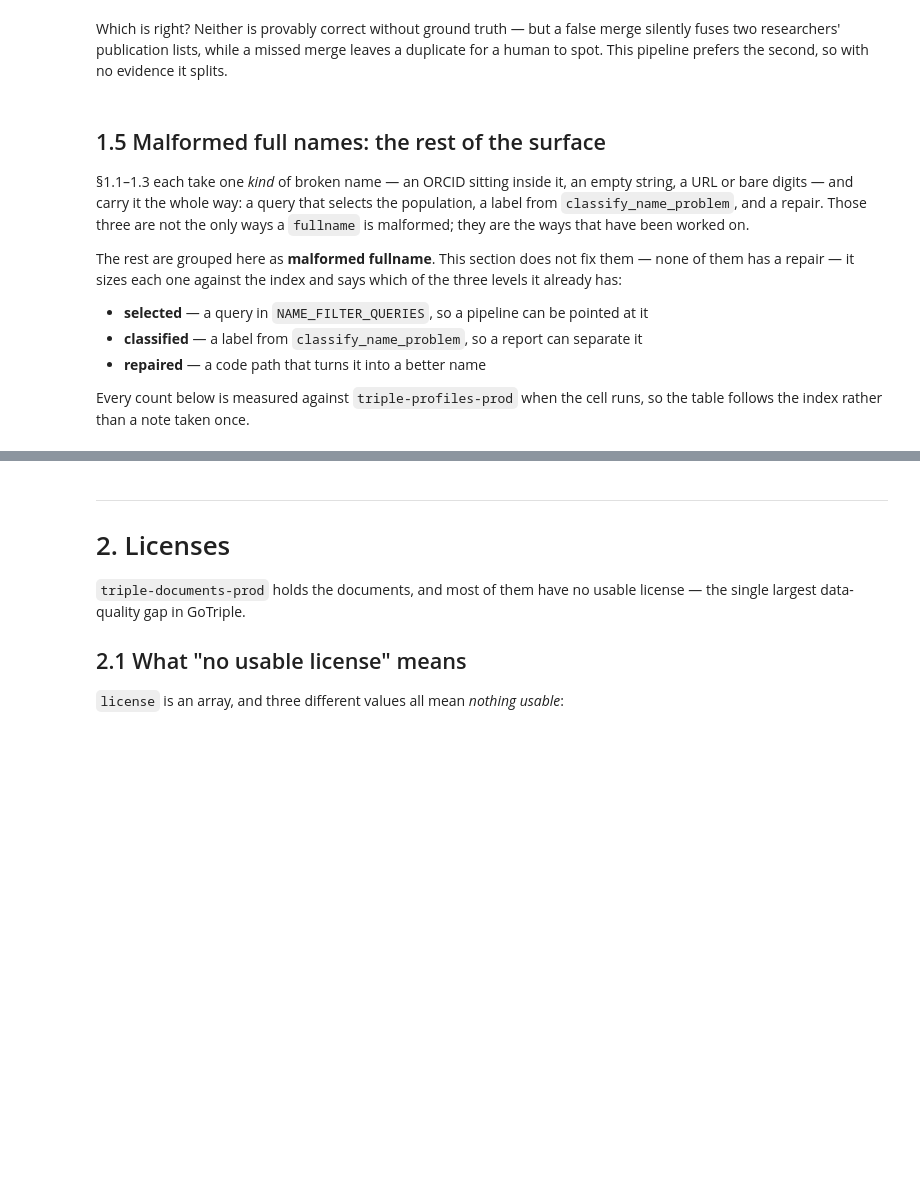
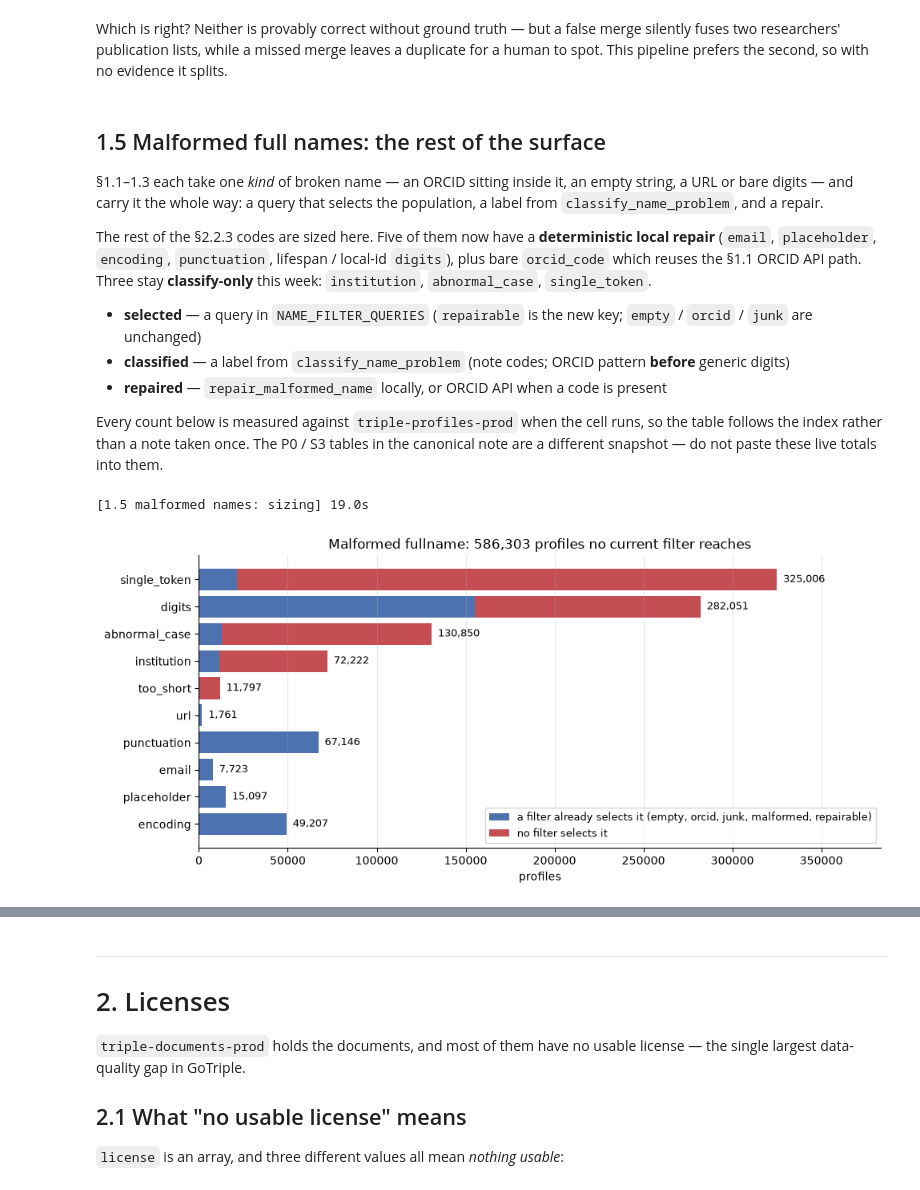
Before and after one commit to e-sdf/lumen-metadata-t43, a Jupyter notebook: main.ipynb, the cells around one changed output, grey strips where cells are left out. Drawn from its saved outputs; the diff is of its cells as text; code cells hidden in the pictures; blank space fills up the shorter version.

```diff
--- a/main.ipynb
+++ b/main.ipynb
@@ -1101,23 +1148,26 @@ with no evidence it splits.
 
 §1.1–1.3 each take one *kind* of broken name — an ORCID sitting inside it, an empty
 string, a URL or bare digits — and carry it the whole way: a query that selects the
-population, a label from `classify_name_problem`, and a repair. Those three are not the
-only ways a `fullname` is malformed; they are the ways that have been worked on.
+population, a label from `classify_name_problem`, and a repair.
 
-The rest are grouped here as **malformed fullname**. This section does not fix them —
-none of them has a repair — it sizes each one against the index and says which of the
-three levels it already has:
+The rest of the §2.2.3 codes are sized here. Five of them now have a **deterministic
+local repair** (`email`, `placeholder`, `encoding`, `punctuation`, lifespan / local-id
+`digits`), plus bare `orcid_code` which reuses the §1.1 ORCID API path. Three stay
+**classify-only** this week: `institution`, `abnormal_case`, `single_token`.
 
-* **selected** — a query in `NAME_FILTER_QUERIES`, so a pipeline can be pointed at it
-* **classified** — a label from `classify_name_problem`, so a report can separate it
-* **repaired** — a code path that turns it into a better name
+* **selected** — a query in `NAME_FILTER_QUERIES` (`repairable` is the new key; `empty` /
+  `orcid` / `junk` are unchanged)
+* **classified** — a label from `classify_name_problem` (note codes; ORCID pattern
+  **before** generic digits)
+* **repaired** — `repair_malformed_name` locally, or ORCID API when a code is present
 
 Every count below is measured against `triple-profiles-prod` when the cell runs, so the
-table follows the index rather than a note taken once.
+table follows the index rather than a note taken once. The P0 / S3 tables in the
+canonical note are a different snapshot — do not paste these live totals into them.
 # %%
 from src.es_helpers import es_search
 from src.functions_name import (PROFILES_INDEX, MALFORMED_NAME_QUERY, NAME_FILTER_QUERIES,
-                                classify_name_problem)
+                                classify_name_problem, REPAIRABLE_NAME_QUERY)
 
 # A non-breaking space has to be written as an escape: typed as a literal it is
 # indistinguishable from a plain space, and ".* .*" then matches 23.5M names
@@ -1181,20 +1231,21 @@ def profiles_matching(query):
 
 
 with timed("1.5 malformed names: sizing"):
+    already = any_of(MALFORMED_NAME_QUERY, REPAIRABLE_NAME_QUERY)
     surveyed = []
     for code, label, probe, example in MALFORMED_KINDS:
         total = profiles_matching(probe)
-        # What the four existing filters would not hand to any repair pipeline.
-        missed = profiles_matching(excluding(probe, MALFORMED_NAME_QUERY))
+        # What empty / orcid / junk / repairable would not hand to any repair pipeline.
+        missed = profiles_matching(excluding(probe, already))
         surveyed.append({"code": code, "label": label, "example": example,
                          "profiles": total, "missed": missed,
                          "verdict": classify_name_problem(example)})
     surveyed.sort(key=lambda row: -row["missed"])
 
-    selected_today = profiles_matching(MALFORMED_NAME_QUERY)
+    selected_today = profiles_matching(already)
     group_total = profiles_matching(any_of(*(probe for _, _, probe, _ in MALFORMED_KINDS)))
     group_missed = profiles_matching(
-        excluding(any_of(*(probe for _, _, probe, _ in MALFORMED_KINDS)), MALFORMED_NAME_QUERY))
+        excluding(any_of(*(probe for _, _, probe, _ in MALFORMED_KINDS)), already))
 
 fig, ax = plt.subplots(figsize=(10, 4.6))
 rows = list(reversed(surveyed))
@@ -1204,44 +1255,48 @@ labels = [row["code"] for row in rows]
 
 ax.barh(labels, covered, color=OK, label=f"a filter already selects it ({', '.join(NAME_FILTER_QUERIES)})")
 ax.barh(labels, missed, left=covered, color=BAD, label="no filter selects it")
 for index, row in enumerate(rows):
     ax.text(row["profiles"], index, f"  {row['profiles']:,}", va="center", fontsize=9)
 ax.set_xlabel("profiles")
 ax.set_title(f"Malformed fullname: {group_missed:,} profiles no current filter reaches")
 ax.set_xlim(0, max(row["profiles"] for row in rows) * 1.18)
 ax.grid(axis="y", visible=False)
 ax.legend(loc="lower right", fontsize=9)
 plt.tight_layout(); plt.show()
 
 show_markdown(f"""### Malformed fullname: what each filter reaches
 
 `NAME_FILTER_QUERIES` offers {len(NAME_FILTER_QUERIES)} selections — {', '.join(f'`{k}`' for k in NAME_FILTER_QUERIES)} —
 and together they select **{selected_today:,} profiles**. The kinds below are all *malformed
 fullname* too, and the probes for them reach **{group_total:,}**, of which
 **{group_missed:,} no current filter selects at all**.
 
 | kind | profiles | not selected | `classify_name_problem` says | example |
 |---|---:|---:|---|---|
 """ + "".join(
     f"| {row['label']} | {row['profiles']:,} | {row['missed']:,} | `{row['verdict']}` | `{row['example'][:44]}` |\n"
     for row in surveyed) + f"""
-`classify_name_problem` returns `ok` for every kind it has no rule for, so that column is
-the honest inventory: a kind reading `ok` is invisible to the reports as well as to the
-filters. Only §1.1–1.3 (`empty`, ORCID in the name, URL or bare digits) have a detector,
-a selection **and** a repair.
+`classify_name_problem` now returns the note §2.2.3 codes on the example column
+(ORCID pattern before generic digits). `repairable` selects email / placeholder /
+encoding / punctuation / lifespan-or-local-id; it does **not** replace `empty` /
+`orcid` / `junk`.
 
-Two of the rows are already partly reachable rather than absent:
+Two of the rows stay only partly reachable:
 
-* **Stray digits** — `junk` selects on `{{"regexp": {{"fullname.keyword": "[0-9]+"}}}}`, and a
-  Lucene regexp is anchored, so it matches names that are *entirely* digits. That is
-  {profiles_matching(matching("[0-9]+")):,} profiles against
-  {profiles_matching(matching(".*[0-9].*")):,} that carry a digit anywhere — a lifespan like
-  `1444-1522` is never selected.
-* **URL** — `junk` matches the token `http`, so a bare `www.` host is missed, and
-  `clean_messy_name` strips `https?://` but not `www.`.
+* **Stray digits** — `junk` is still *entirely* digits (`[0-9]+`): that is
+  {profiles_matching(matching("[0-9]+")):,} profiles. `repairable` adds parenthetical
+  ids and `1444-1522` lifespans, not every name that contains a digit
+  ({profiles_matching(matching(".*[0-9].*")):,} of those).
+* **URL** — `junk` matches the token `http`, so a bare `www.` host is missed.
+
+**Classify-only this week** (no repair): `institution` (keyword lists over-flag),
+`abnormal_case` (title-case breaks particles such as `de` / `von`), `single_token`
+(mixes Plato and incomplete surnames).
 
 The probes are rough by design: `institution` is a keyword guess, `abnormal_case` is
 ASCII-only and so a floor, and `single_token` counts any value with no space or comma, so
-it overlaps the others. They size the problem; they are not the detectors these kinds
-would need.
+it overlaps the others. They size the problem.
 """)
+# %% [output]
+[1.5 malformed names: sizing] 19.0s
+[figure, added]
```
Also changed, not shown: parts of 61 cells of this notebook, 3 other files.
